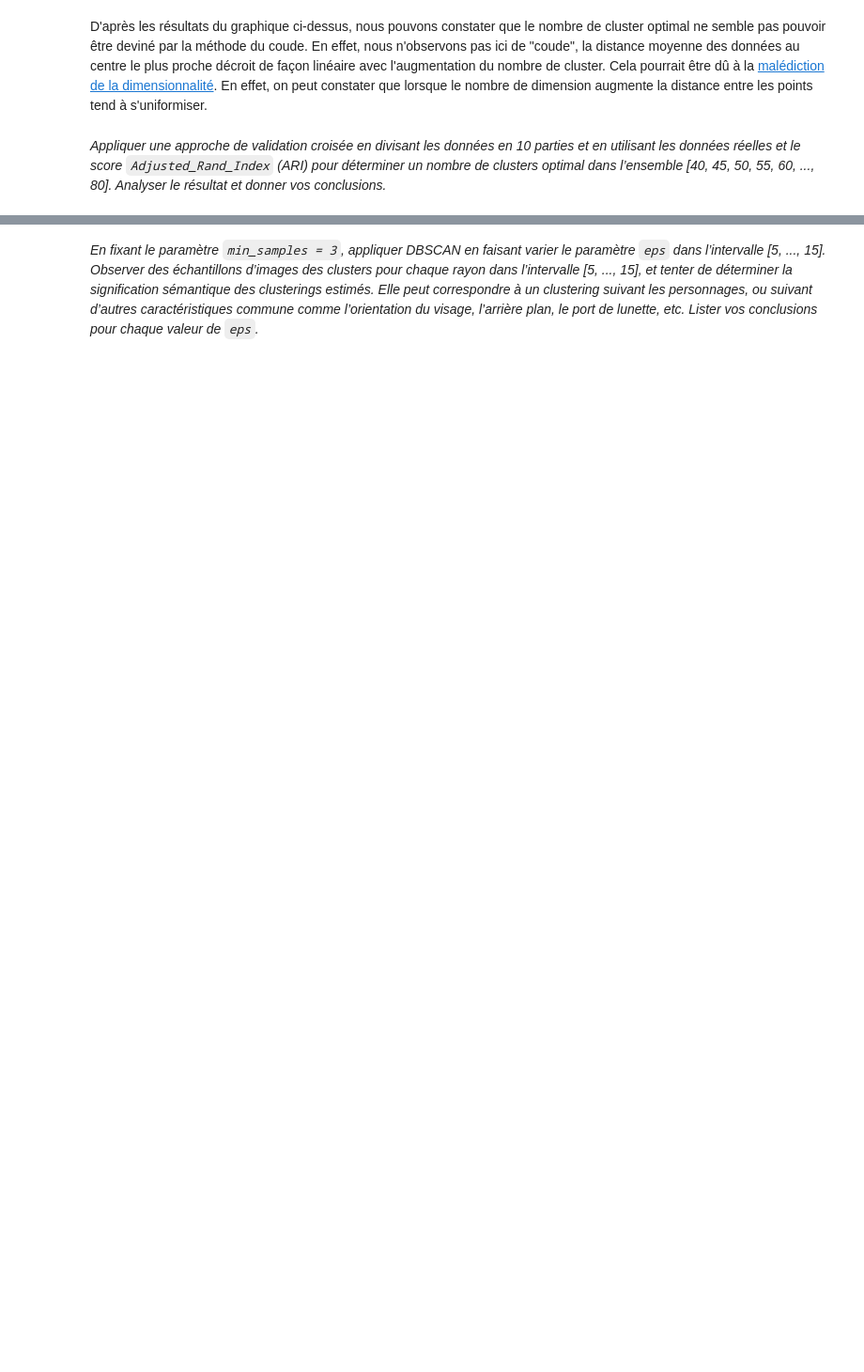
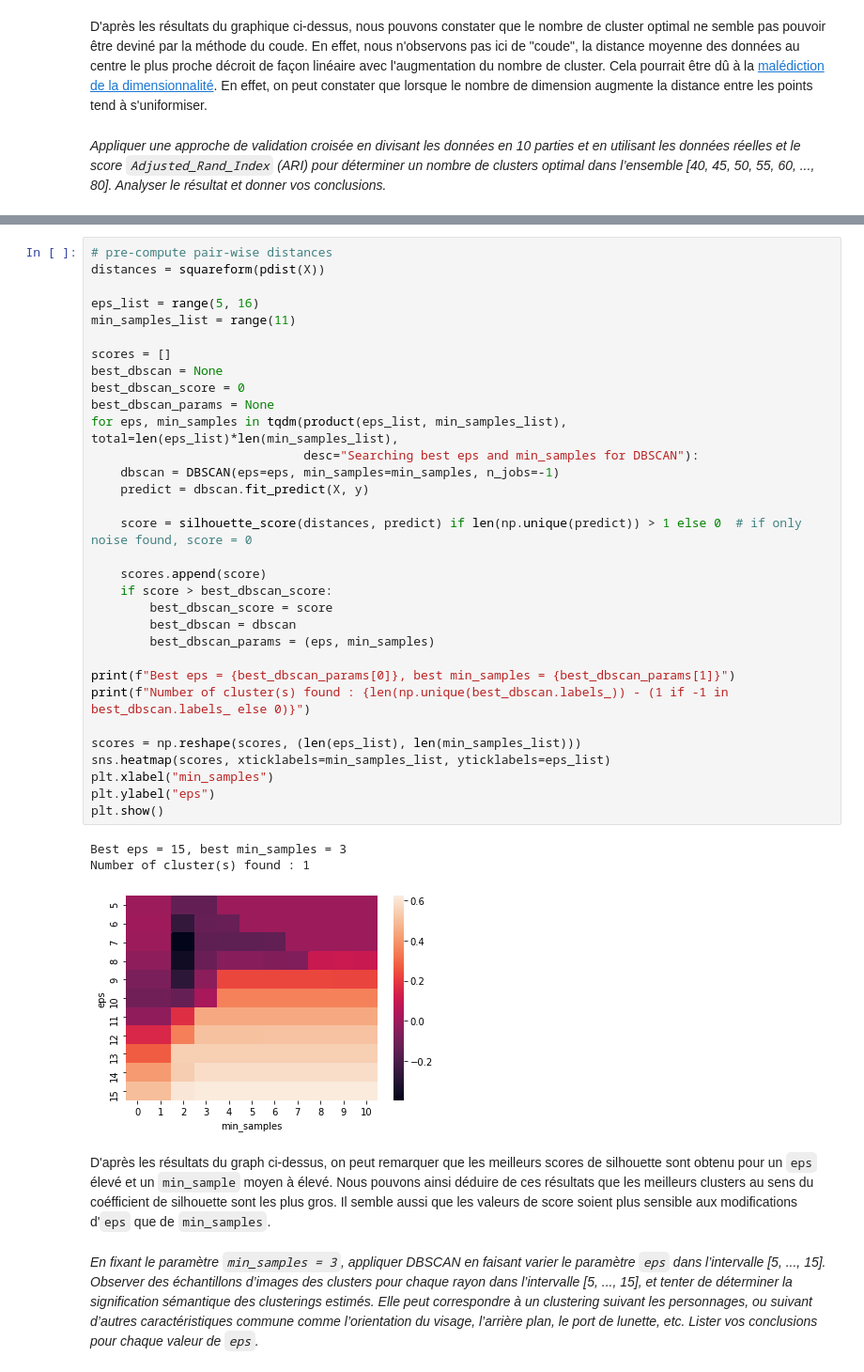
Before and after one commit to Neilero/IFT870-LFW, a Jupyter notebook: src/tp4_debut.ipynb, the cells around one changed output, grey strips where cells are left out. Shown at 94% size. Drawn from its saved outputs; the diff is of its cells as text; blank space fills up the shorter version.

```diff
--- a/src/tp4_debut.ipynb
+++ b/src/tp4_debut.ipynb
@@ -181,6 +180,47 @@ Best k fond : 80
 (nombre minimum d’éléments dans un cluster `min_samples`, et rayon du voisinage autour
 de chaque donnée `eps`) pour la méthode DBSCAN avec `min_samples` dans l’intervalle
 [1, ..., 10] et eps dans l’intervalle [5, ..., 15]*
+# %%
+# pre-compute pair-wise distances
+distances = squareform(pdist(X))
+
+eps_list = range(5, 16)
+min_samples_list = range(11)
+
+scores = []
+best_dbscan = None
+best_dbscan_score = 0
+best_dbscan_params = None
+for eps, min_samples in tqdm(product(eps_list, min_samples_list), total=len(eps_list)*len(min_samples_list),
+                             desc="Searching best eps and min_samples for DBSCAN"):
+    dbscan = DBSCAN(eps=eps, min_samples=min_samples, n_jobs=-1)
+    predict = dbscan.fit_predict(X, y)
+
+    score = silhouette_score(distances, predict) if len(np.unique(predict)) > 1 else 0  # if only noise found, score = 0
+
+    scores.append(score)
+    if score > best_dbscan_score:
+        best_dbscan_score = score
+        best_dbscan = dbscan
+        best_dbscan_params = (eps, min_samples)
+
+print(f"Best eps = {best_dbscan_params[0]}, best min_samples = {best_dbscan_params[1]}")
+print(f"Number of cluster(s) found : {len(np.unique(best_dbscan.labels_)) - (1 if -1 in best_dbscan.labels_ else 0)}")
+
+scores = np.reshape(scores, (len(eps_list), len(min_samples_list)))
+sns.heatmap(scores, xticklabels=min_samples_list, yticklabels=eps_list)
+plt.xlabel("min_samples")
+plt.ylabel("eps")
+plt.show()
+# %% [output]
+Best eps = 15, best min_samples = 3
+Number of cluster(s) found : 1
+[figure, added]
+# %% [markdown]
+D'après les résultats du graph ci-dessus, on peut remarquer que les meilleurs scores de silhouette sont obtenu pour un
+`eps` élevé et un `min_sample` moyen à élevé. Nous pouvons ainsi déduire de ces résultats que les meilleurs clusters au
+sens du coéfficient de silhouette sont les plus gros. Il semble aussi que les valeurs de score soient plus sensible aux
+modifications d'`eps` que de `min_samples`.
 # %% [markdown]
 *En fixant le paramètre `min_samples = 3`, appliquer DBSCAN en faisant varier le paramètre
 `eps` dans l’intervalle [5, ..., 15]. Observer des échantillons d’images des clusters
```
Also changed, not shown: parts of 8 cells of this notebook, 1 other file.
